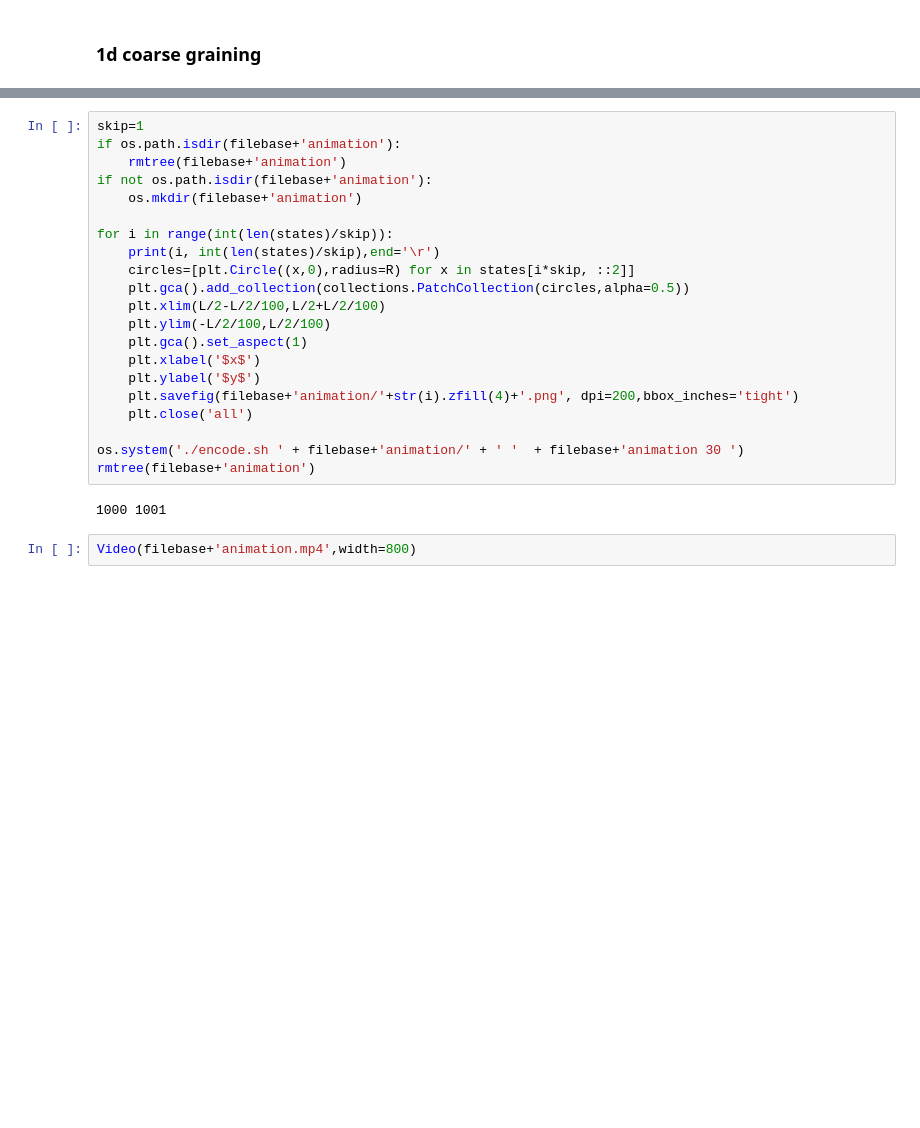
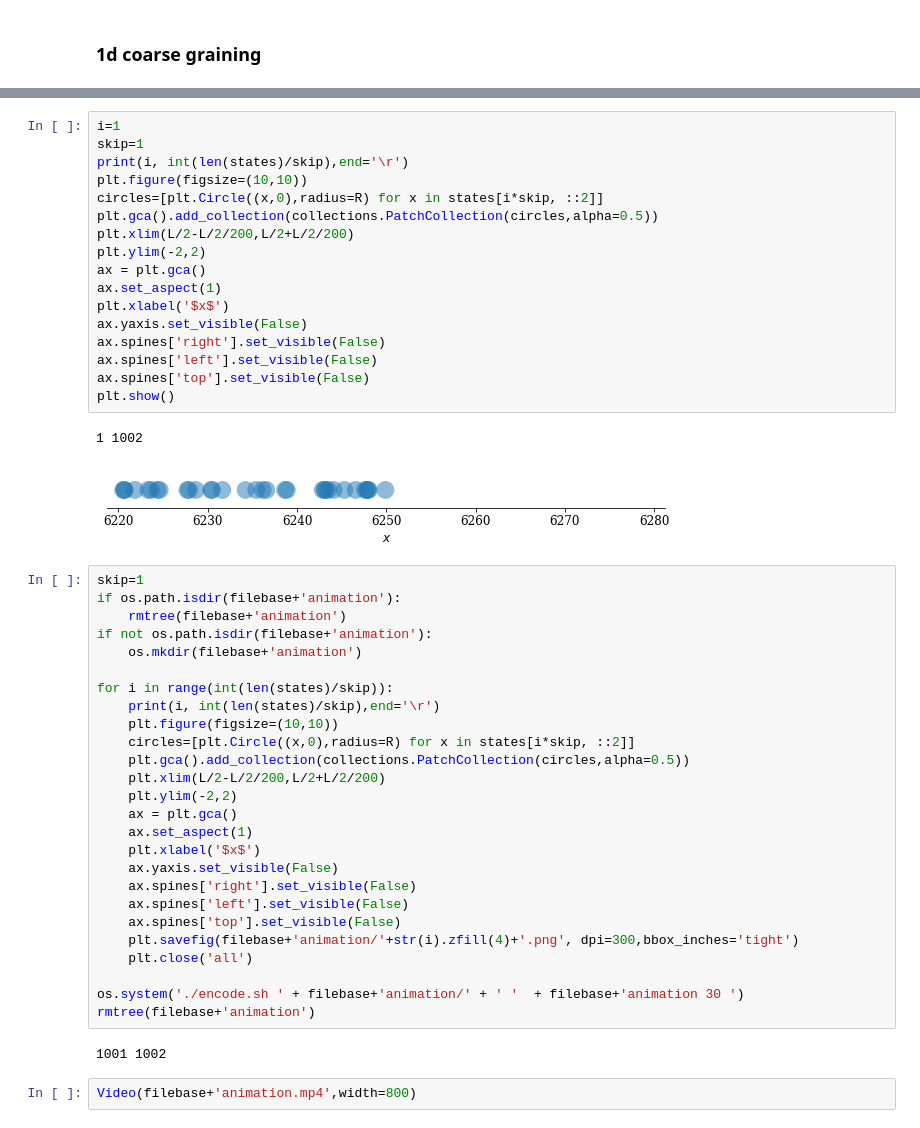
Before and after one commit to znicolaou/manybody, a Jupyter notebook: plot.ipynb, the cells around one changed output, grey strips where cells are left out. Saved outputs shown, nothing was run; the diff lists cells and outputs as text; blank space fills up the shorter version.

```diff
--- a/plot.ipynb
+++ b/plot.ipynb
@@ -337,3 +337,23 @@ plt.show()
+# %%
+i=1
+skip=1
+print(i, int(len(states)/skip),end='\r')
+plt.figure(figsize=(10,10))
+circles=[plt.Circle((x,0),radius=R) for x in states[i*skip, ::2]]
+plt.gca().add_collection(collections.PatchCollection(circles,alpha=0.5))
+plt.xlim(L/2-L/2/200,L/2+L/2/200)
+plt.ylim(-2,2)
+ax = plt.gca()
+ax.set_aspect(1)
+plt.xlabel('$x$')
+ax.yaxis.set_visible(False)
+ax.spines['right'].set_visible(False)
+ax.spines['left'].set_visible(False)
+ax.spines['top'].set_visible(False)
+plt.show()
+# %% [output]
+1 1002
+[figure, added]
 # %%
 skip=1
 if os.path.isdir(filebase+'animation'):
@@ -343,20 +363,25 @@ if not os.path.isdir(filebase+'animation'):
 
 for i in range(int(len(states)/skip)):
     print(i, int(len(states)/skip),end='\r')
+    plt.figure(figsize=(10,10))
     circles=[plt.Circle((x,0),radius=R) for x in states[i*skip, ::2]]
     plt.gca().add_collection(collections.PatchCollection(circles,alpha=0.5))
-    plt.xlim(L/2-L/2/100,L/2+L/2/100)
-    plt.ylim(-L/2/100,L/2/100)
-    plt.gca().set_aspect(1)
+    plt.xlim(L/2-L/2/200,L/2+L/2/200)
+    plt.ylim(-2,2)
+    ax = plt.gca()
+    ax.set_aspect(1)
     plt.xlabel('$x$')
-    plt.ylabel('$y$')
-    plt.savefig(filebase+'animation/'+str(i).zfill(4)+'.png', dpi=200,bbox_inches='tight')
+    ax.yaxis.set_visible(False)
+    ax.spines['right'].set_visible(False)
+    ax.spines['left'].set_visible(False)
+    ax.spines['top'].set_visible(False)
+    plt.savefig(filebase+'animation/'+str(i).zfill(4)+'.png', dpi=300,bbox_inches='tight')
     plt.close('all')
 
 os.system('./encode.sh ' + filebase+'animation/' + ' '  + filebase+'animation 30 ')
 rmtree(filebase+'animation')
 # %% [output]
-1000 1001
+1001 1002
 # %%
 Video(filebase+'animation.mp4',width=800)
 # %% [output]
```
Also changed, not shown: parts of 1 cell of this notebook, 2 other files.
